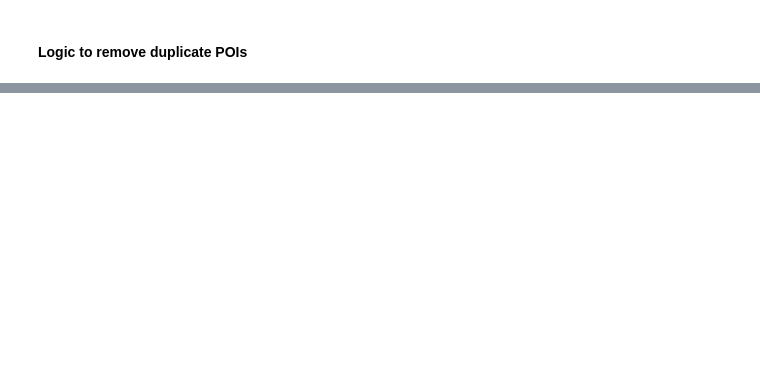
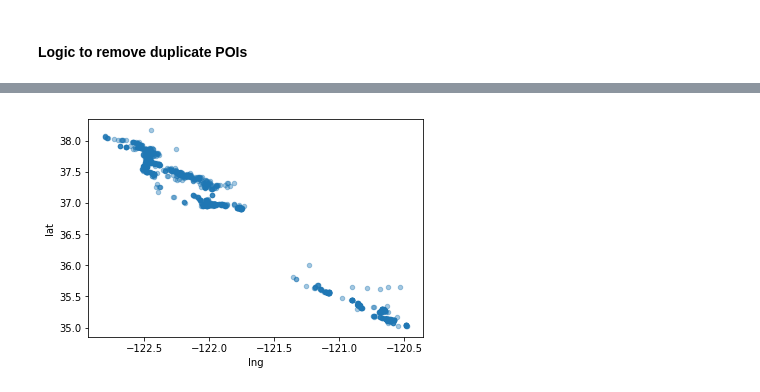
Before and after one commit to subhap15/adventurize, a Jupyter notebook: venue_in_the_box.ipynb, the cells around one changed output, grey strips where cells are left out. Drawn from its saved outputs; the diff is of its cells as text; code cells hidden in the pictures; blank space fills up the shorter version.

```diff
--- a/venue_in_the_box.ipynb
+++ b/venue_in_the_box.ipynb
@@ -130,3 +142,5 @@ df[df['in_the_box'] == True].shape
+# %%
+df_inside_the_box = df[df['in_the_box'] == True]
 # %% [markdown]
 #### Logic to remove duplicate POIs
 # %%
@@ -143,0 +168,5 @@ df1.to_csv('new_venues_clean.csv')
+# %%
+df_inside_the_box.plot(kind="scatter", x="lng", y="lat", alpha=0.4)
+plt.show()
+# %% [output]
+[figure, added]
```
Also changed, not shown: parts of 8 cells of this notebook.
